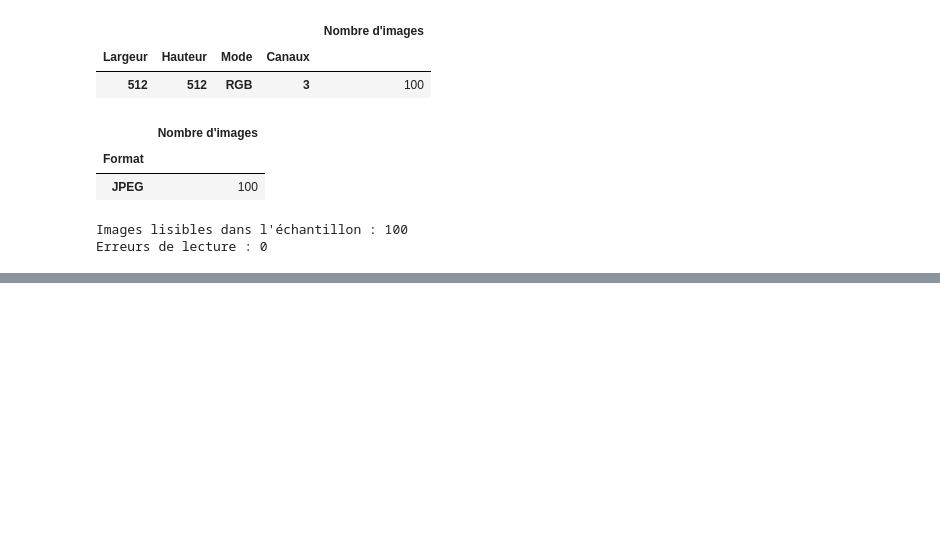
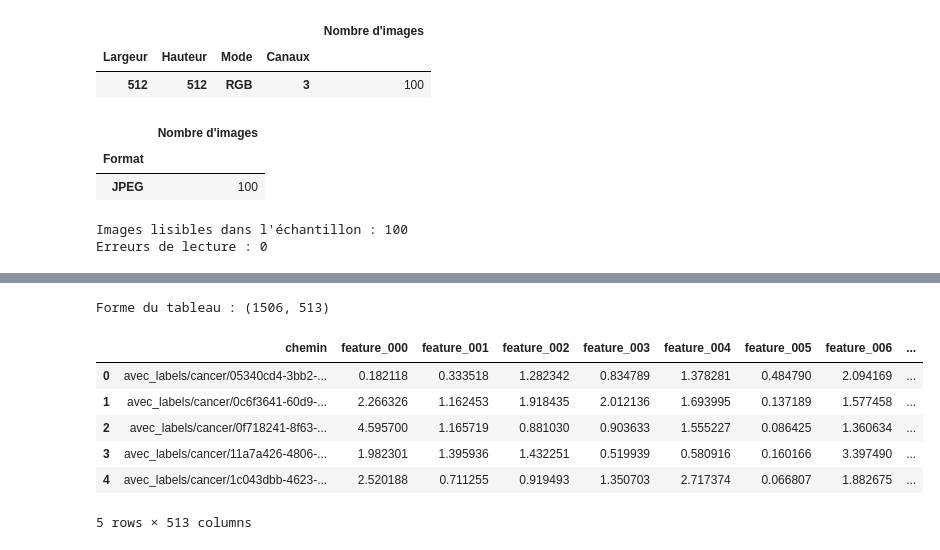
Before and after one commit to Lockeff/Labellisez-et-appliquez-des-approches-semi-supervis-es-en-traitement-d-images, a Jupyter notebook: 01_exploration_dataset.ipynb, the cells around one changed output, grey strips where cells are left out. Cells and saved outputs as stored; diff of their text form; code cells hidden in the pictures; blank space fills up the shorter version.

```diff
--- a/01_exploration_dataset.ipynb
+++ b/01_exploration_dataset.ipynb
@@ -291,0 +348,6 @@ pré-entraîné viendra dans une étape suivante.
+# %%
+
+
+poids = models.ResNet18_Weights.IMAGENET1K_V1
+pretraitement = poids.transforms()
+print(pretraitement)
@@ -291,0 +386,12 @@ pré-entraîné viendra dans une étape suivante.
+# %%
+modele = models.resnet18(weights=poids)
+
+for parametre in modele.parameters():
+    parametre.requires_grad = False
+
+modele.fc = torch.nn.Identity()
+modele.eval()
+
+print("Nombre de paramètres entraînables :", sum(
+    parametre.numel() for parametre in modele.parameters() if parametre.requires_grad
+))
@@ -291,0 +418,17 @@ pré-entraîné viendra dans une étape suivante.
+# %%
+taille_lot = 16
+blocs_features = []
+
+with torch.inference_mode():
+    for debut in range(0, len(images_preparees), taille_lot):
+        images_lot = images_preparees[debut:debut + taille_lot]
+        lot = torch.stack(images_lot)
+        features_lot = modele(lot).numpy()
+        blocs_features.append(features_lot)
+
+        nombre_traite = debut + len(images_lot)
+        if debut % (taille_lot * 10) == 0 or nombre_traite == len(images_preparees):
+            print(f"Images traitées : {nombre_traite} / {len(images_preparees)}")
+
+matrice_features = np.concatenate(blocs_features, axis=0)
+print("Forme de la matrice de features :", matrice_features.shape)
@@ -291,0 +456,18 @@ pré-entraîné viendra dans une étape suivante.
+# %%
+colonnes_features = [f"feature_{numero:03d}" for numero in range(512)]
+features = pd.DataFrame(matrice_features, columns=colonnes_features)
+features.insert(0, "chemin", [
+    chemin.relative_to(dossier_dataset).as_posix() for chemin in chemins_images
+])
+
+print("Forme du tableau :", features.shape)
+display(features.head())
+# %% [output]
+Forme du tableau : (1506, 513)
+|  | chemin | feature_000 | feature_001 | feature_002 | feature_003 | feature_004 | feature_005 | feature_006 | ... |
+| 0 | avec_labels/cancer/05340cd4-3bb2-... | 0.182118 | 0.333518 | 1.282342 | 0.834789 | 1.378281 | 0.484790 | 2.094169 | ... |
+| 1 | avec_labels/cancer/0c6f3641-60d9-... | 2.266326 | 1.162453 | 1.918435 | 2.012136 | 1.693995 | 0.137189 | 1.577458 | ... |
+| 2 | avec_labels/cancer/0f718241-8f63-... | 4.595700 | 1.165719 | 0.881030 | 0.903633 | 1.555227 | 0.086425 | 1.360634 | ... |
+| 3 | avec_labels/cancer/11a7a426-4806-... | 1.982301 | 1.395936 | 1.432251 | 0.519939 | 0.580916 | 0.160166 | 3.397490 | ... |
+| 4 | avec_labels/cancer/1c043dbb-4623-... | 2.520188 | 0.711255 | 0.919493 | 1.350703 | 2.717374 | 0.066807 | 1.882675 | ... |
+5 rows × 513 columns
```
Also changed, not shown: parts of 31 cells of this notebook, 6 other files.
